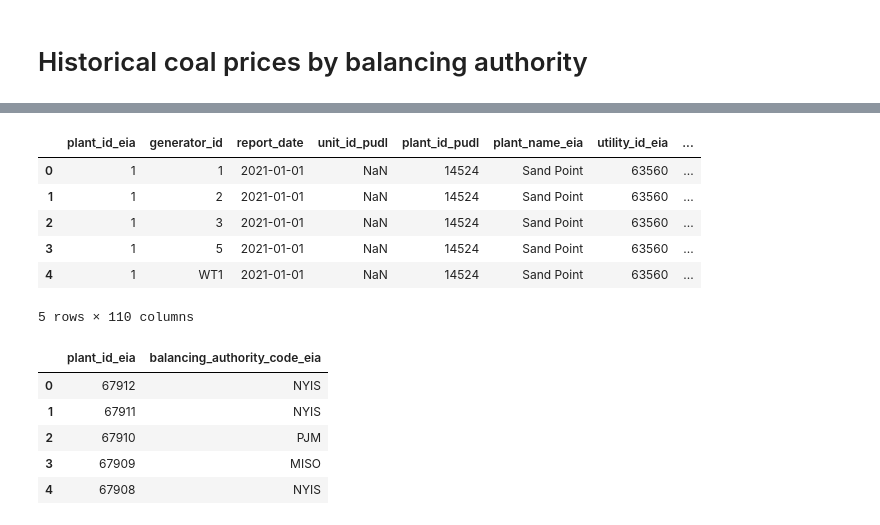
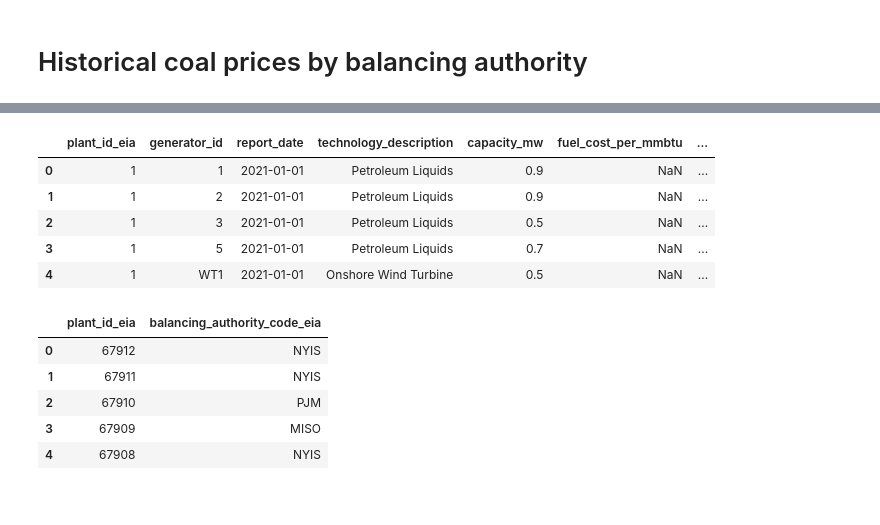
Before and after one commit to gschivley/pudl_examples, a Jupyter notebook: fuel_prices.ipynb, the cells around one changed output, grey strips where cells are left out. Saved outputs shown, nothing was run; the diff lists cells and outputs as text; code cells hidden in the pictures.

```diff
--- a/fuel_prices.ipynb
+++ b/fuel_prices.ipynb
@@ -14,24 +14,23 @@ con = duckdb.connect()
 # %%
 # Get annual summary of generator data. This annual table has fuel price imputations
 # from EIA state-level data in cases where plants do not report data.
 
 con.execute(
     """
     CREATE TABLE out_eia__yearly_generators AS
-    SELECT *
+    SELECT plant_id_eia, generator_id, report_date, technology_description, capacity_mw, fuel_cost_per_mmbtu, net_generation_mwh, operational_status_code, total_mmbtu
     FROM read_parquet('https://s3.us-west-2.amazonaws.com/pudl.catalyst.coop/nightly/out_eia__yearly_generators.parquet')
     WHERE EXTRACT(YEAR FROM report_date) in (2021, 2022, 2023);
     """
 )
 con.execute("SELECT * FROM out_eia__yearly_generators LIMIT 5").df()
 # %% [output]
-|  | plant_id_eia | generator_id | report_date | unit_id_pudl | plant_id_pudl | plant_name_eia | utility_id_eia | ... |
-| 0 | 1 | 1 | 2021-01-01 | NaN | 14524 | Sand Point | 63560 | ... |
-| 1 | 1 | 2 | 2021-01-01 | NaN | 14524 | Sand Point | 63560 | ... |
-| 2 | 1 | 3 | 2021-01-01 | NaN | 14524 | Sand Point | 63560 | ... |
-| 3 | 1 | 5 | 2021-01-01 | NaN | 14524 | Sand Point | 63560 | ... |
-| 4 | 1 | WT1 | 2021-01-01 | NaN | 14524 | Sand Point | 63560 | ... |
+|  | plant_id_eia | generator_id | report_date | technology_description | capacity_mw | fuel_cost_per_mmbtu | ... |
+| 0 | 1 | 1 | 2021-01-01 | Petroleum Liquids | 0.9 | NaN | ... |
+| 1 | 1 | 2 | 2021-01-01 | Petroleum Liquids | 0.9 | NaN | ... |
+| 2 | 1 | 3 | 2021-01-01 | Petroleum Liquids | 0.5 | NaN | ... |
+| 3 | 1 | 5 | 2021-01-01 | Petroleum Liquids | 0.7 | NaN | ... |
+| 4 | 1 | WT1 | 2021-01-01 | Onshore Wind Turbine | 0.5 | NaN | ... |
-5 rows × 110 columns
 # %%
 # Get the balancing authority code of each plant from another PUDL table
 
```
Also changed, not shown: parts of 2 cells of this notebook.
